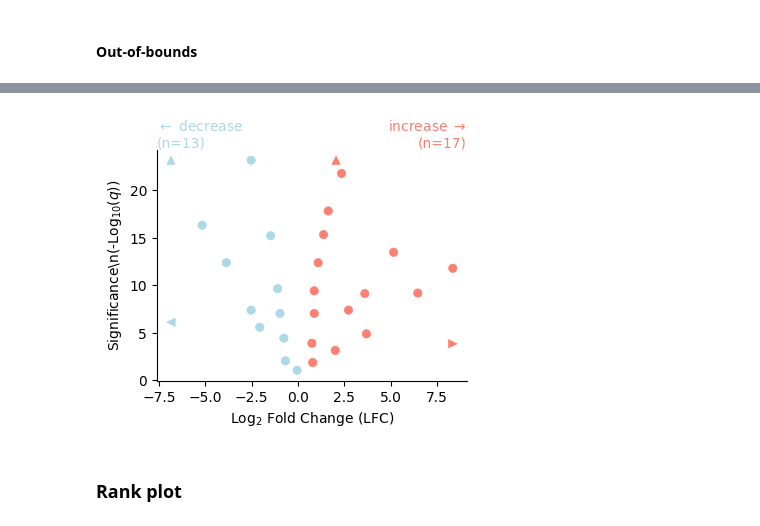
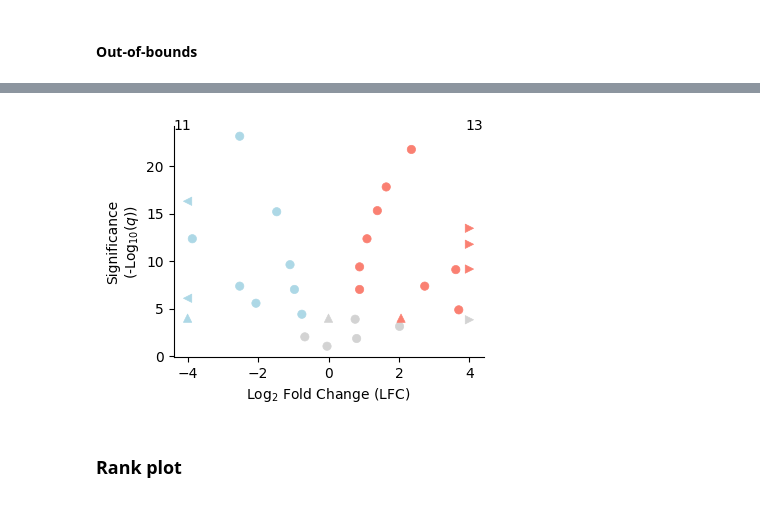
Before and after one commit to rraadd88/roux, a Jupyter notebook: examples/roux_viz_scatter.ipynb, the cells around one changed output, grey strips where cells are left out. Drawn from its saved outputs; the diff is of its cells as text; code cells hidden in the pictures.

```diff
--- a/examples/roux_viz_scatter.ipynb
+++ b/examples/roux_viz_scatter.ipynb
@@ -122,6 +126,10 @@ ax=plot_volcano(
     coly='p-value',
     colindex='id',
     collabel='id',
+
+    p_lt=0.0001,
+    xlim=[-4,4],
+
     outline_colors=sns.color_palette()[:3],
     text_increase='n',
     text_decrease='n',
@@ -135,4 +145,4 @@ WARNING:root:zeros found, replaced with min 7.076272236596726e-24
-[figure, old version]
+[figure, new version]
 # %% [markdown]
 ### Rank plot
 # %%
```
Also changed, not shown: parts of 4 cells of this notebook, 9 other files.
